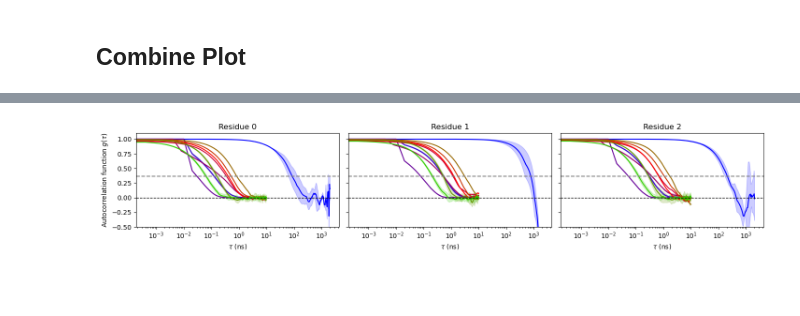
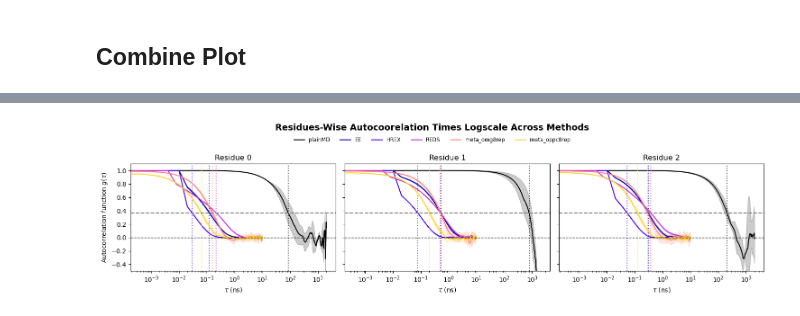
Before and after one commit to starwingc/peptoid_ESM, a Jupyter notebook: Analysis/autocorrelation_all.ipynb, the cells around one changed output, grey strips where cells are left out. Saved outputs shown, nothing was run; the diff lists cells and outputs as text; code cells hidden in the pictures; blank space fills up the shorter version.

```diff
--- a/Analysis/autocorrelation_all.ipynb
+++ b/Analysis/autocorrelation_all.ipynb
@@ -1045,11 +1052,14 @@ import matplotlib.cm as cm
 nres = 3
 threshold = 0.001  # Stop integration when |mean| <= threshold
 
-fig, axes = plt.subplots(1, nres, figsize=(18, 3), sharey=True)
+fig, axes = plt.subplots(1, nres, figsize=(15, 4), sharey=True)
 
-for res in range(nres):  # residue 0, 1, 2
-    ax = axes[res]
-    cmap = cm.get_cmap("brg")   # you can change to "viridis", "plasma", etc.
+# Collect labels once for the global legend
+all_labels = []
+all_handles = []
+
+for res, ax in enumerate(axes):  # residue 0, 1, 2
+    cmap = cm.get_cmap("gnuplot2")   # or "gist_ncar"
     Nsim = len(simulations)
     colors = [cmap(j / Nsim) for j in range(Nsim)]  # distinct colors
 
@@ -1073,58 +1083,55 @@ for res in range(nres):  # residue 0, 1, 2
 
         # --- τ_c (integral definition) ---
         cut_idx = np.where(np.abs(mean) <= threshold)[0]
-        if cut_idx.size > 0:
-            Ncut = cut_idx[0]
-        else:
-            Ncut = Nmax
+        Ncut = cut_idx[0] if cut_idx.size > 0 else Nmax
         tau_c_integral = np.sum(mean[:Ncut]) * sim['dt']
 
         # --- τ_c (1/e definition) ---
         target = 1 / np.e
         cross_idx = np.where(mean <= target)[0]
-
         if cross_idx.size > 0:
             idx = cross_idx[0]
             if idx == 0:
                 tau_c_exp = time[0]
             else:
                 x0, x1 = time[idx-1], time[idx]
                 y0, y1 = mean[idx-1], mean[idx]
-                if y1 == y0:
-                    tau_c_exp = x1
-                else:
-                    tau_c_exp = x0 + (target - y0) * (x1 - x0) / (y1 - y0)
+                tau_c_exp = x0 + (target - y0) * (x1 - x0) / (y1 - y0) if y1 != y0 else x1
         else:
             tau_c_exp = np.nan
 
-        label = (f"{sim['name']} "
-                 f"(τ_c,int = {tau_c_integral:.3f} ns, "
-                 f"τ_c,1/e = {tau_c_exp:.3f} ns)")
+        label = sim['name']
+        color = colors[i]
 
-        color = colors[i]
-        ax.plot(time, mean, label=label, color=color)
+        line, = ax.plot(time, mean, label=label, color=color)
         if std is not None:
             ax.fill_between(time, mean - std, mean + std, color=color, alpha=0.2)
 
         if not np.isnan(tau_c_exp):
-            #ax.axvline(tau_c_exp, color=color, linestyle=':', alpha=0.7)
-            continue
+            ax.axvline(tau_c_exp, color=color, linestyle=':', alpha=0.7)
 
-    # Reference lines
+        # Save handles/labels only once
+        if res == 0:
+            all_handles.append(line)
+            all_labels.append(label)
+
     ax.axhline(0, color='black', linestyle='--', linewidth=1)
-    ax.axhline(y=1 / np.e, color='gray', linestyle='--', label=r'$g(\tau) = \frac{1}{e}$')
+    ax.axhline(y=1 / np.e, color='gray', linestyle='--')
 
     ax.set_ylim(-0.5, 1.1)
+    ax.set_xlabel(r'$\tau$ (ns)')
     ax.set_xscale('log')
-    ax.set_xlabel(r'$\tau$ (ns)')
-    if res == 0:
-        ax.set_ylabel(r'Autocorrelation function $g(\tau)$')
     ax.set_title(f'Residue {res}')
 
-# Put the legend outside the entire figure
-#fig.legend(bbox_to_anchor=(1.05, 1), loc='upper left', fontsize='small')
-fig.tight_layout(rect=[0, 0, 0.8, 1])
+axes[0].set_ylabel(r'Autocorrelation function $g(\tau)$')
 
+# --- Unified legend at the top ---
+fig.legend(all_handles, all_labels,
+           loc='upper center', ncol=len(all_labels),
+           fontsize='small', frameon=False, bbox_to_anchor=(0.5, 0.93))
+fig.suptitle("Residues-Wise Autocoorelation Times Logscale Across Methods", fontsize=14, fontweight='bold', y=0.98)
+
+plt.tight_layout(rect=[0, 0, 1, 0.93])  # Leave space for top legend
 plt.show()
 # %% [output]
-[figure, old version]
+[figure, new version]
```
Also changed, not shown: parts of 3 cells of this notebook.
